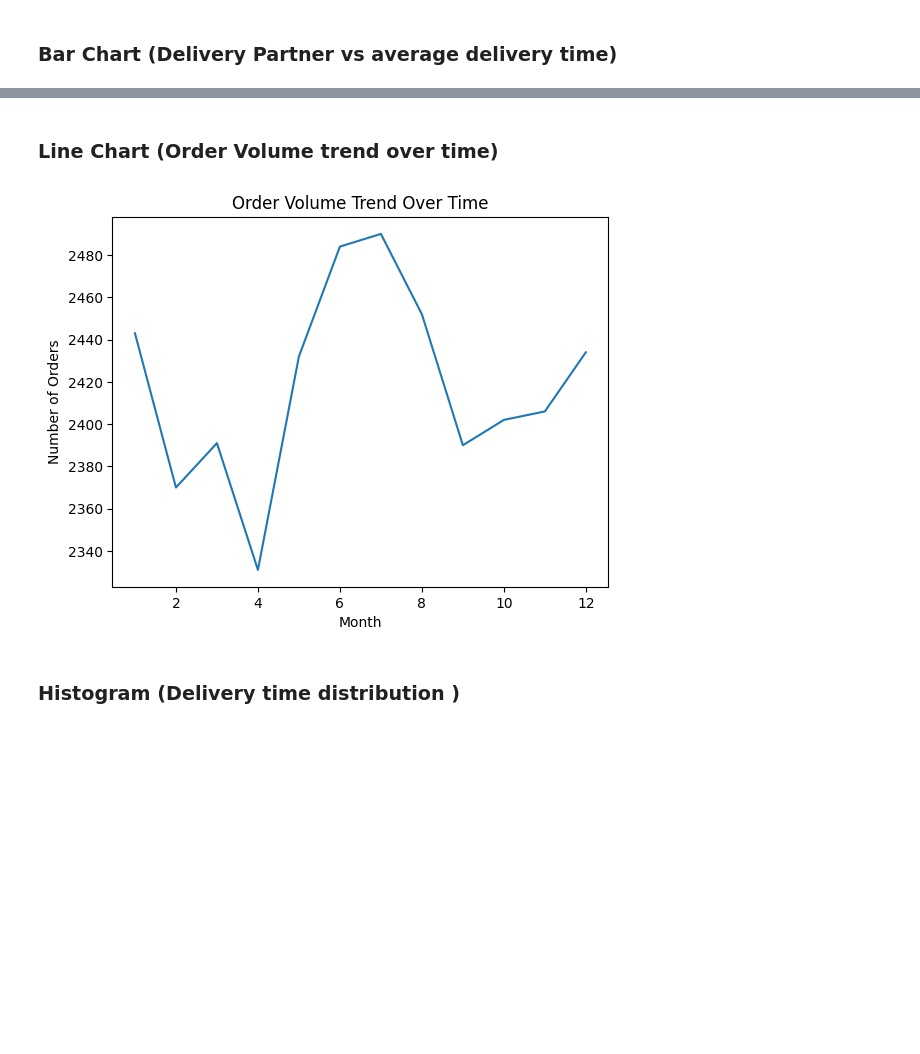
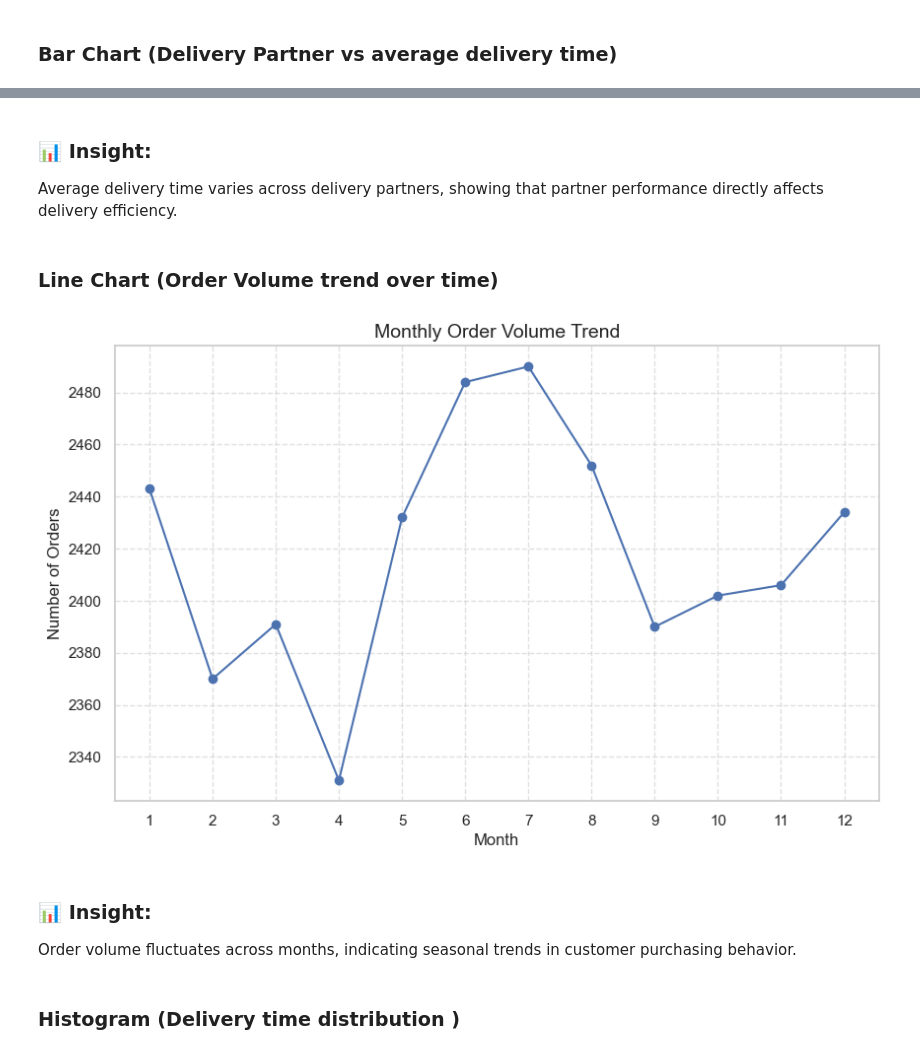
Before and after one commit to isamaliya16/E_Commerce_Logistics_Data_Analysis_Project, a Jupyter notebook: Ayush_Isamaliya_11225_PythonAnalzers.ipynb, the cells around one changed output, grey strips where cells are left out. Cells and saved outputs as stored; diff of their text form; code cells hidden in the pictures; blank space fills up the shorter version.

```diff
--- a/Ayush_Isamaliya_11225_PythonAnalzers.ipynb
+++ b/Ayush_Isamaliya_11225_PythonAnalzers.ipynb
@@ -10,9 +23,19 @@
 # %%
 import numpy as np
 import pandas as pd
+
 import matplotlib.pyplot as plt
 import seaborn as sns
+
+%matplotlib inline
+sns.set(style="whitegrid")
 # %% [markdown]
 ### Load dataset
 # %%
-df = pd.read_csv('Ecommerce_Logistics_and_Delivery_Gigantic.csv')
+import pandas as pd
+
+try:
+    df = pd.read_csv("Ecommerce_Logistics_and_Delivery_Gigantic.csv")
+    print("Dataset loaded successfully.")
+except FileNotFoundError:
+    print("File not found. Please check the file path.")
@@ -274,13 +315,29 @@ plt.show()
+# %% [markdown]
+### 📊 Insight:
+Average delivery time varies across delivery partners, showing that partner performance directly affects delivery efficiency.
 # %% [markdown]
 ### Line Chart (Order Volume trend over time)
 # %%
-df.groupby(df['Order_Date'].dt.month).size().plot()
-plt.title("Order Volume Trend Over Time")
-plt.xlabel("Month")
-plt.ylabel("Number of Orders")
+# Plot monthly order volume trend to observe changes in order frequency over time
+plt.figure(figsize=(10, 6))
+
+df.groupby(df['Order_Date'].dt.month).size().plot(
+    kind='line',
+    marker='o'
+)
+
+plt.title("Monthly Order Volume Trend", fontsize=14)
+plt.xlabel("Month", fontsize=12)
+plt.ylabel("Number of Orders", fontsize=12)
+plt.xticks(range(1, 13))
+plt.grid(True, linestyle='--', alpha=0.6)
+
 plt.show()
 # %% [output]
-[figure, old version]
+[figure, new version]
+# %% [markdown]
+### 📊 Insight:
+Order volume fluctuates across months, indicating seasonal trends in customer purchasing behavior.
 # %% [markdown]
 ### Histogram (Delivery time distribution )
 # %%
```
Also changed, not shown: parts of 22 cells of this notebook.
